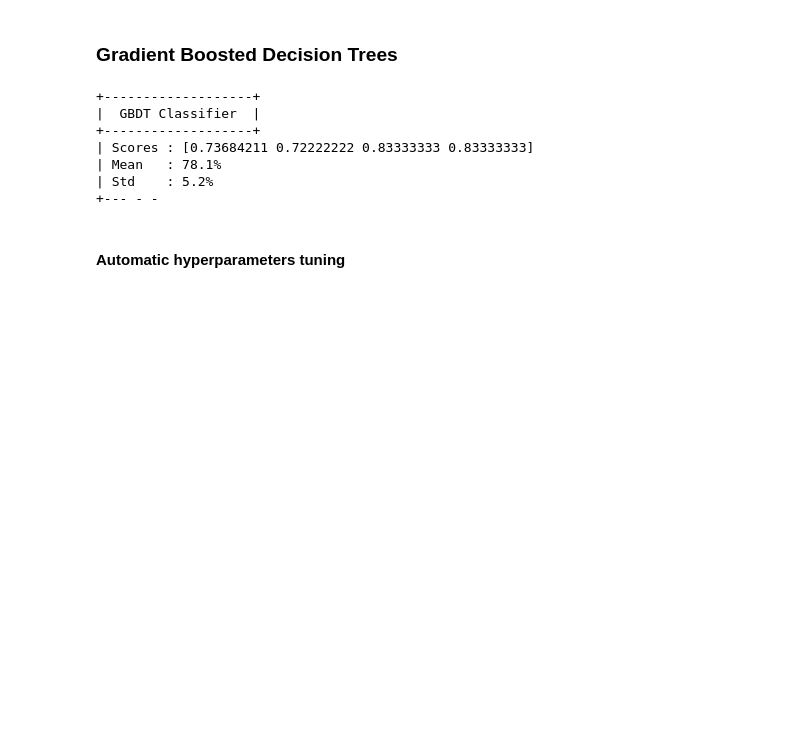
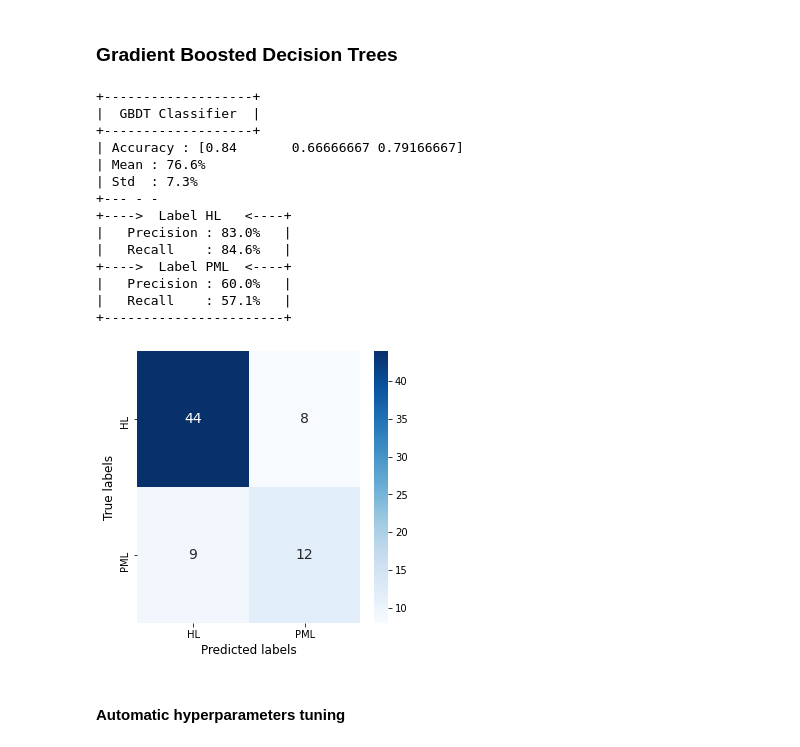
Before and after one commit to harel-coffee/mediastinal-lymphoma-classification-auto, a Jupyter notebook: binary_classification.ipynb, the cells around one changed output. Saved outputs shown, nothing was run; the diff lists cells and outputs as text; code cells hidden in the pictures; blank space fills up the shorter version.

```diff
--- a/binary_classification.ipynb
+++ b/binary_classification.ipynb
@@ -128,26 +190,36 @@ def display_score ( model_name: str, scores: list ):
 # %%
 from sklearn.ensemble import GradientBoostingClassifier
 
 clf_gbdt = GradientBoostingClassifier (
                                         loss = "deviance" ,
                                         learning_rate = 0.3 ,
                                         n_estimators  = 100 ,
                                         criterion = "friedman_mse" ,
                                         max_leaf_nodes = 10 ,
                                         max_depth = 5       ,
                                       )
 
-scores = cross_val_score ( clf_gbdt, X_train, y_train, scoring = "accuracy", cv = 4 )
+scores = cross_val_score ( clf_gbdt, X_train, y_train, scoring = "accuracy", cv = 3 )
+y_train_pred = cross_val_predict ( clf_gbdt, X_train, y_train, cv = 3 )
 
 display_score ( model_name = "GBDT Classifier", scores = scores )
+_ = precision_recall_scores ( y_train, y_train_pred, labels = ["HL", "PML"], show_conf_matrix = True )
 # %% [output]
 +-------------------+
 |  GBDT Classifier  |
 +-------------------+
-| Scores : [0.73684211 0.72222222 0.83333333 0.83333333]
-| Mean   : 78.1%
-| Std    : 5.2%
+| Accuracy : [0.84       0.66666667 0.79166667]
+| Mean : 76.6%
+| Std  : 7.3%
 +--- - -
++---->  Label HL   <----+
+|   Precision : 83.0%   |
+|   Recall    : 84.6%   |
++---->  Label PML  <----+
+|   Precision : 60.0%   |
+|   Recall    : 57.1%   |
++-----------------------+
+[figure, added]
 # %% [markdown]
 #### Automatic hyperparameters tuning
 # %%
```
Also changed, not shown: parts of 12 cells of this notebook.
